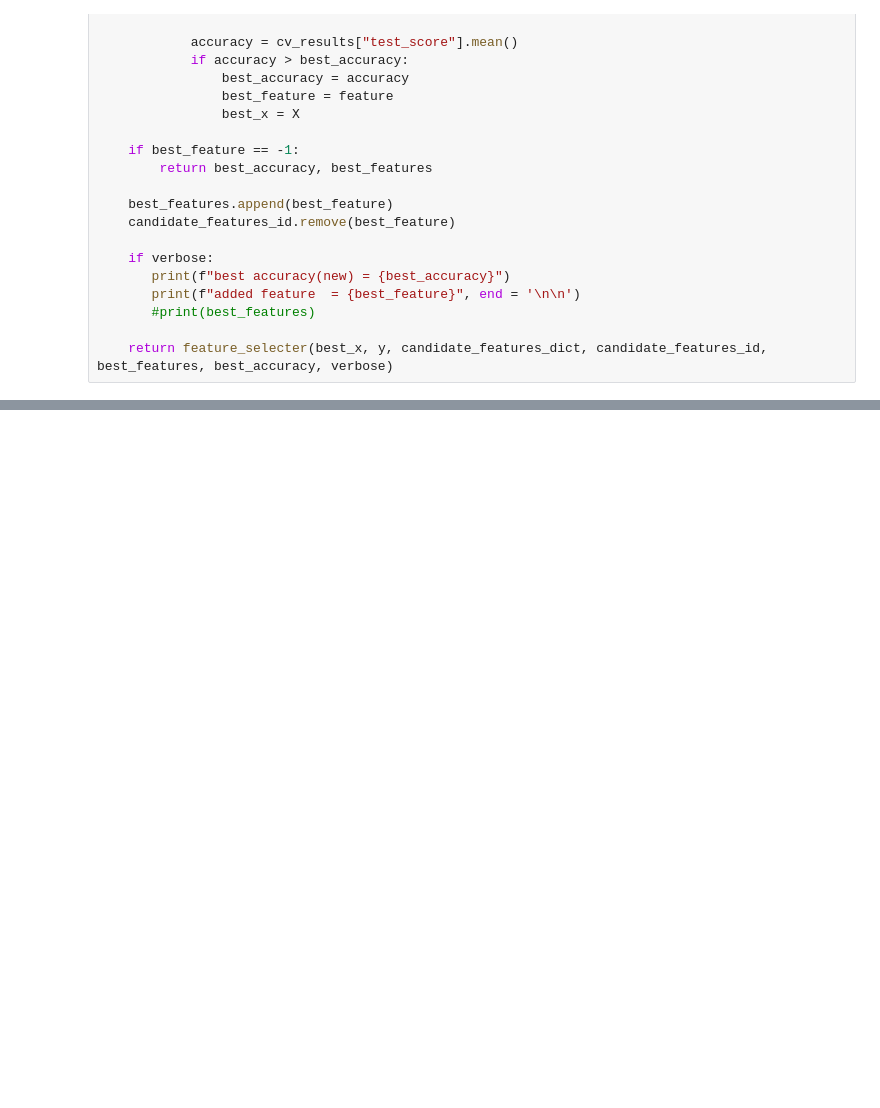
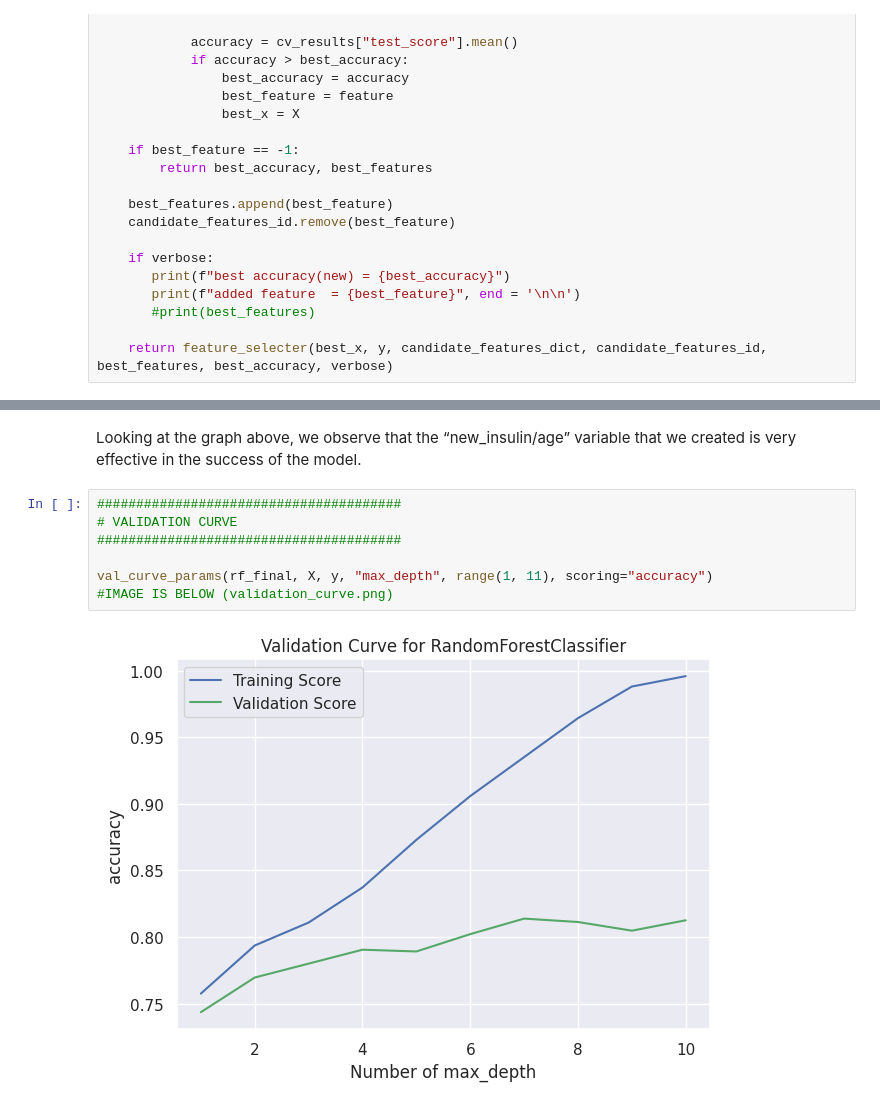
Before and after one commit to njokinjuguna/Machine-learning-Models, a Jupyter notebook: RandomForestClassifier.ipynb, the cells around one changed output, grey strips where cells are left out. Saved outputs shown, nothing was run; the diff lists cells and outputs as text; blank space fills up the shorter version.

```diff
--- a/RandomForestClassifier.ipynb
+++ b/RandomForestClassifier.ipynb
@@ -245,0 +414,11 @@ def feature_selecter(input_x, y, candidate_features_dict:dict, candidate_feature
+# %% [markdown]
+Looking at the graph above, we observe that the “new_insulin/age” variable that we created is very effective in the success of the model.
+# %%
+#######################################
+# VALIDATION CURVE
+#######################################
+
+val_curve_params(rf_final, X, y, "max_depth", range(1, 11), scoring="accuracy")
+#IMAGE IS BELOW (validation_curve.png)
+# %% [output]
+[figure, added]
```
Also changed, not shown: parts of 13 cells of this notebook.
